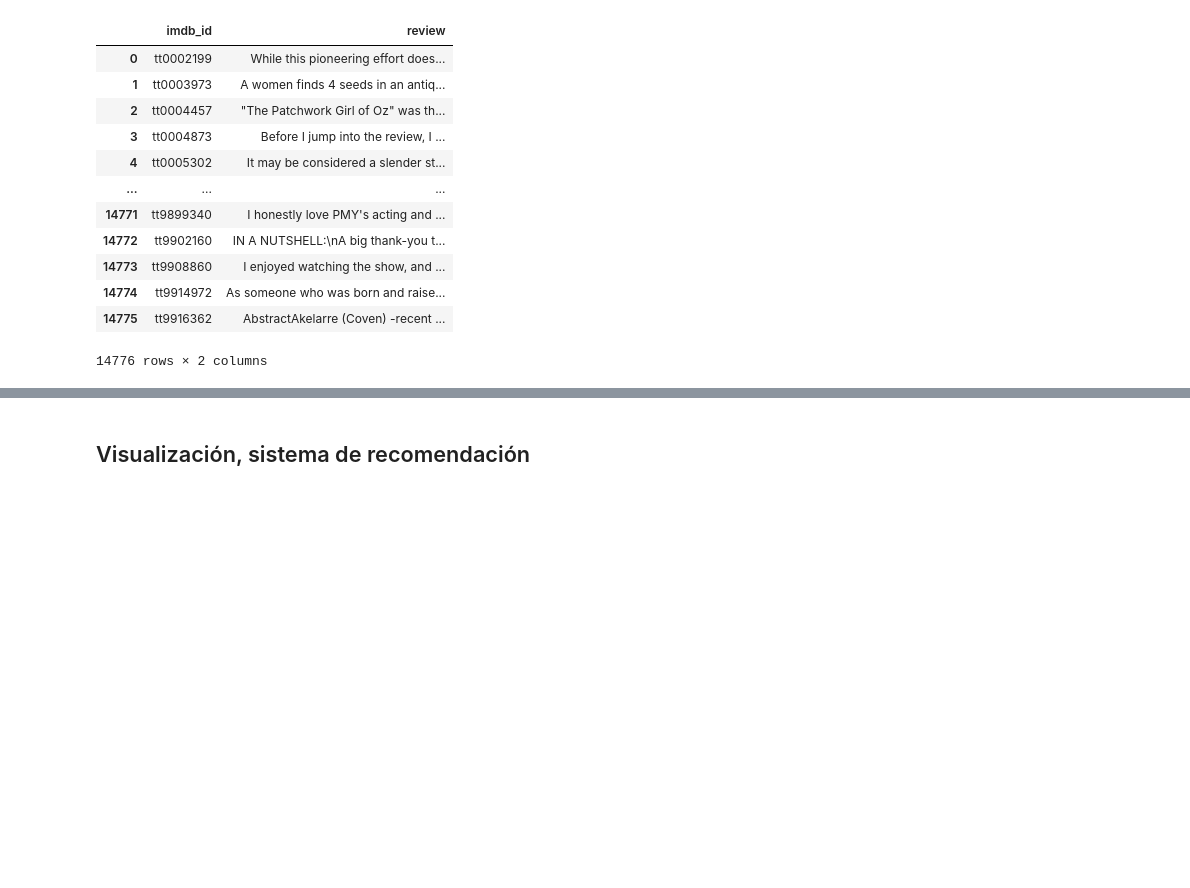
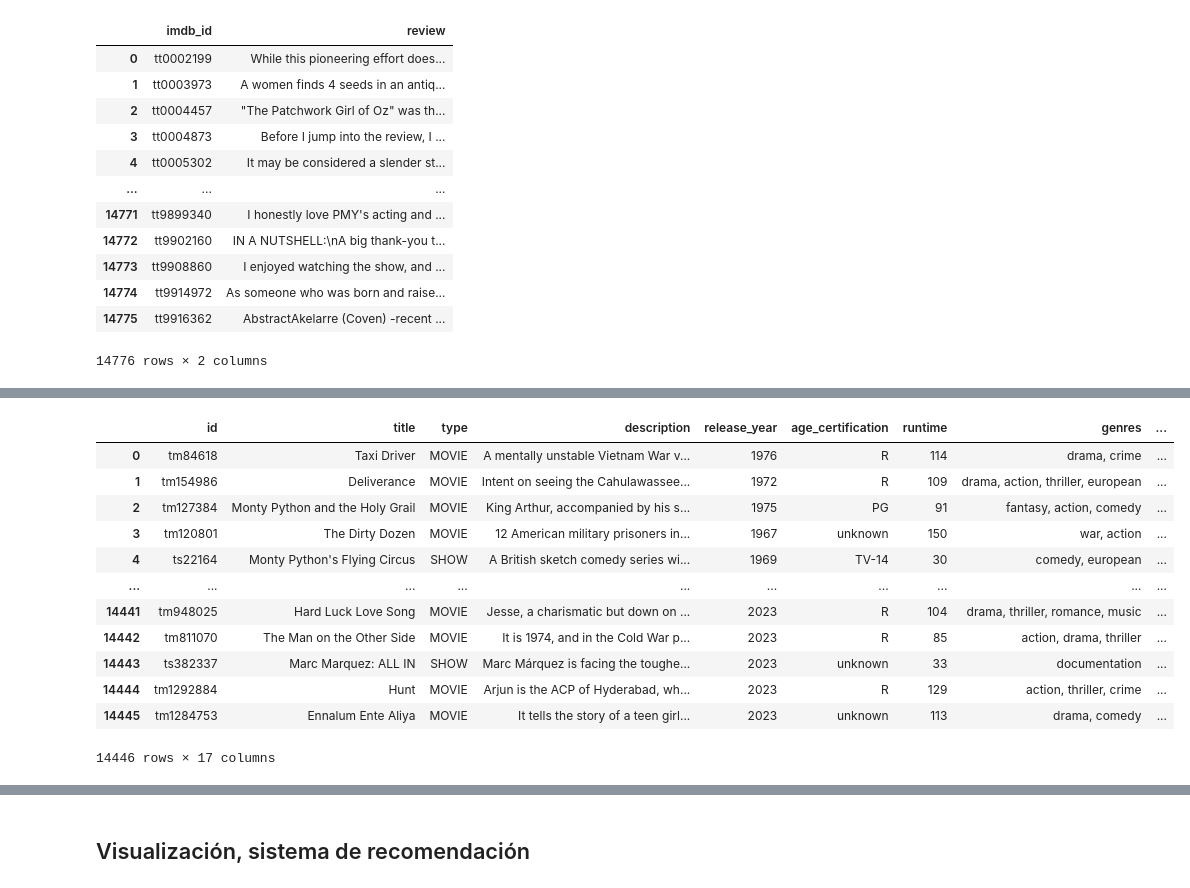
Before and after one commit to jrodrisanz/Final_project, a Jupyter notebook: src/main.ipynb, the cells around one changed output, grey strips where cells are left out. Cells and saved outputs as stored; diff of their text form; code cells hidden in the pictures; blank space fills up the shorter version.

```diff
--- a/src/main.ipynb
+++ b/src/main.ipynb
@@ -768,0 +855,35 @@ prueba2_comments
+# %%
+df_filtrado = pd.read_csv('../data/clean/titles.csv', encoding='utf-8', encoding_errors='ignore')
+comments = pd.read_csv('../data/clean/com_group.csv', encoding='utf-8', encoding_errors='ignore')
+# %%
+respuestas8= 'extraterrestre'
+# %%
+# 3. Filtro por tipo de trama favorita
+
+def buscar_tema(critica, palabras):
+    for palabra in palabras:
+        if palabra in critica:
+            return True
+    return False
+
+if respuestas8 != '':
+    comentarios_filtrados = comments[comments['review'].apply(lambda x: buscar_tema(x, respuestas8))]
+    df_filtrado = df_filtrado.merge(comentarios_filtrados[['imdb_id']], on='imdb_id', how='inner')
+else:
+    pass
+# %%
+df_filtrado
+# %% [output]
+|  | id | title | type | description | release_year | age_certification | runtime | genres | ... |
+| 0 | tm84618 | Taxi Driver | MOVIE | A mentally unstable Vietnam War v... | 1976 | R | 114 | drama, crime | ... |
+| 1 | tm154986 | Deliverance | MOVIE | Intent on seeing the Cahulawassee... | 1972 | R | 109 | drama, action, thriller, european | ... |
+| 2 | tm127384 | Monty Python and the Holy Grail | MOVIE | King Arthur, accompanied by his s... | 1975 | PG | 91 | fantasy, action, comedy | ... |
+| 3 | tm120801 | The Dirty Dozen | MOVIE | 12 American military prisoners in... | 1967 | unknown | 150 | war, action | ... |
+| 4 | ts22164 | Monty Python's Flying Circus | SHOW | A British sketch comedy series wi... | 1969 | TV-14 | 30 | comedy, european | ... |
+| ... | ... | ... | ... | ... | ... | ... | ... | ... | ... |
+| 14441 | tm948025 | Hard Luck Love Song | MOVIE | Jesse, a charismatic but down on ... | 2023 | R | 104 | drama, thriller, romance, music | ... |
+| 14442 | tm811070 | The Man on the Other Side | MOVIE | It is 1974, and in the Cold War p... | 2023 | R | 85 | action, drama, thriller | ... |
+| 14443 | ts382337 | Marc Marquez: ALL IN | SHOW | Marc Márquez is facing the toughe... | 2023 | unknown | 33 | documentation | ... |
+| 14444 | tm1292884 | Hunt | MOVIE | Arjun is the ACP of Hyderabad, wh... | 2023 | R | 129 | action, thriller, crime | ... |
+| 14445 | tm1284753 | Ennalum Ente Aliya | MOVIE | It tells the story of a teen girl... | 2023 | unknown | 113 | drama, comedy | ... |
+14446 rows × 17 columns
```
Also changed, not shown: parts of 18 cells of this notebook, 4 other files.
